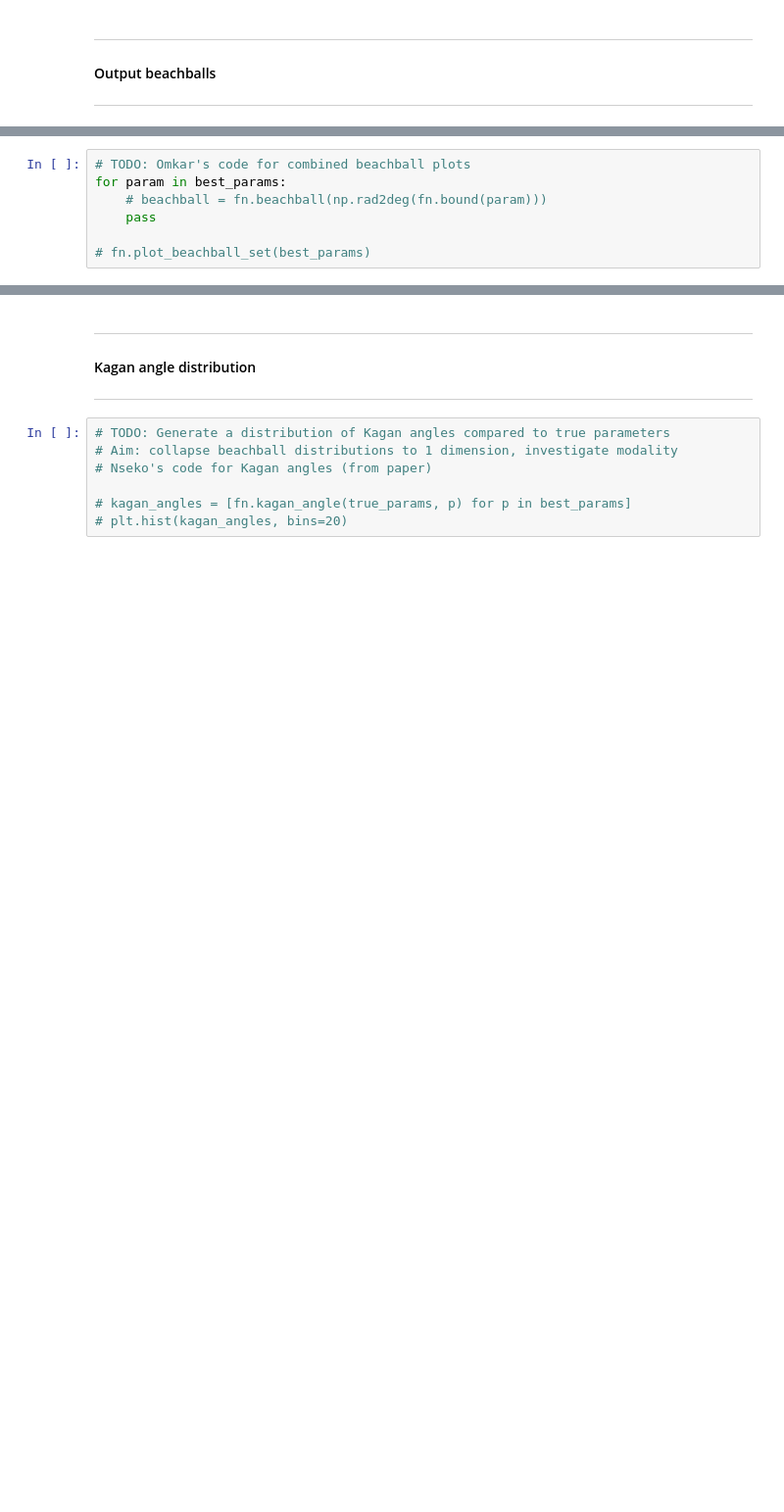
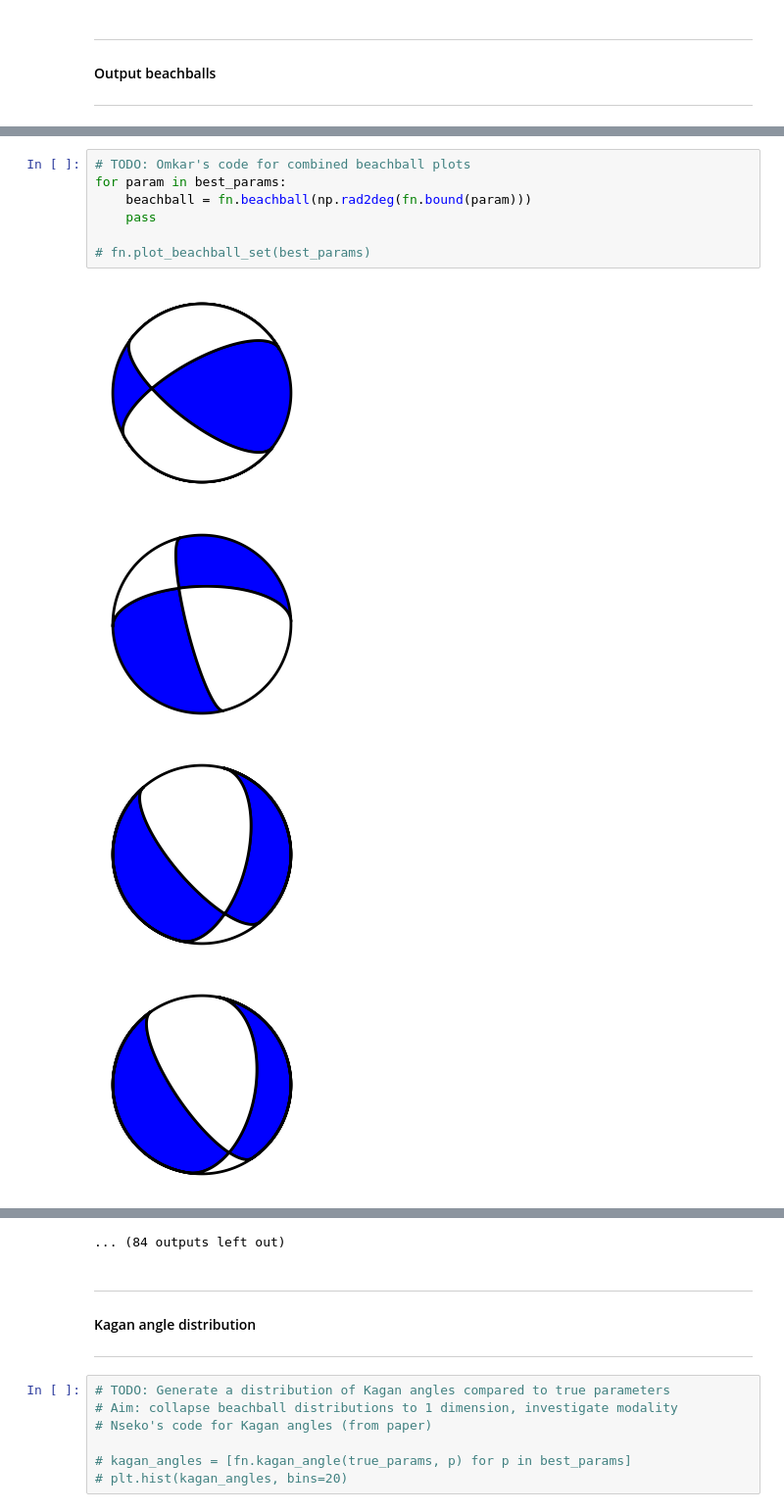
Before and after one commit to victoragaba/SURG-Mars, a Jupyter notebook: src/testing.ipynb, the cells around one changed output, grey strips where cells are left out. Shown at 98% size. Cells and saved outputs as stored; diff of their text form; blank space fills up the shorter version.

```diff
--- a/src/testing.ipynb
+++ b/src/testing.ipynb
@@ -120,7 +153,12 @@ inv_model.plot_iterates_3D(elev=30, azim=45, cmap='Blues', s=1)
 # %%
 # TODO: Omkar's code for combined beachball plots
 for param in best_params:
-    # beachball = fn.beachball(np.rad2deg(fn.bound(param)))
+    beachball = fn.beachball(np.rad2deg(fn.bound(param)))
     pass
 
 # fn.plot_beachball_set(best_params)
+# %% [output]
+[figure, added]
+[figure, added]
+[figure, added]
+[figure, added]
@@ -127,3 +173,4 @@ for param in best_params:
+... (84 outputs left out)
 # %% [markdown]
 ***
 #### Kagan angle distribution
```
Also changed, not shown: parts of 5 cells of this notebook.
